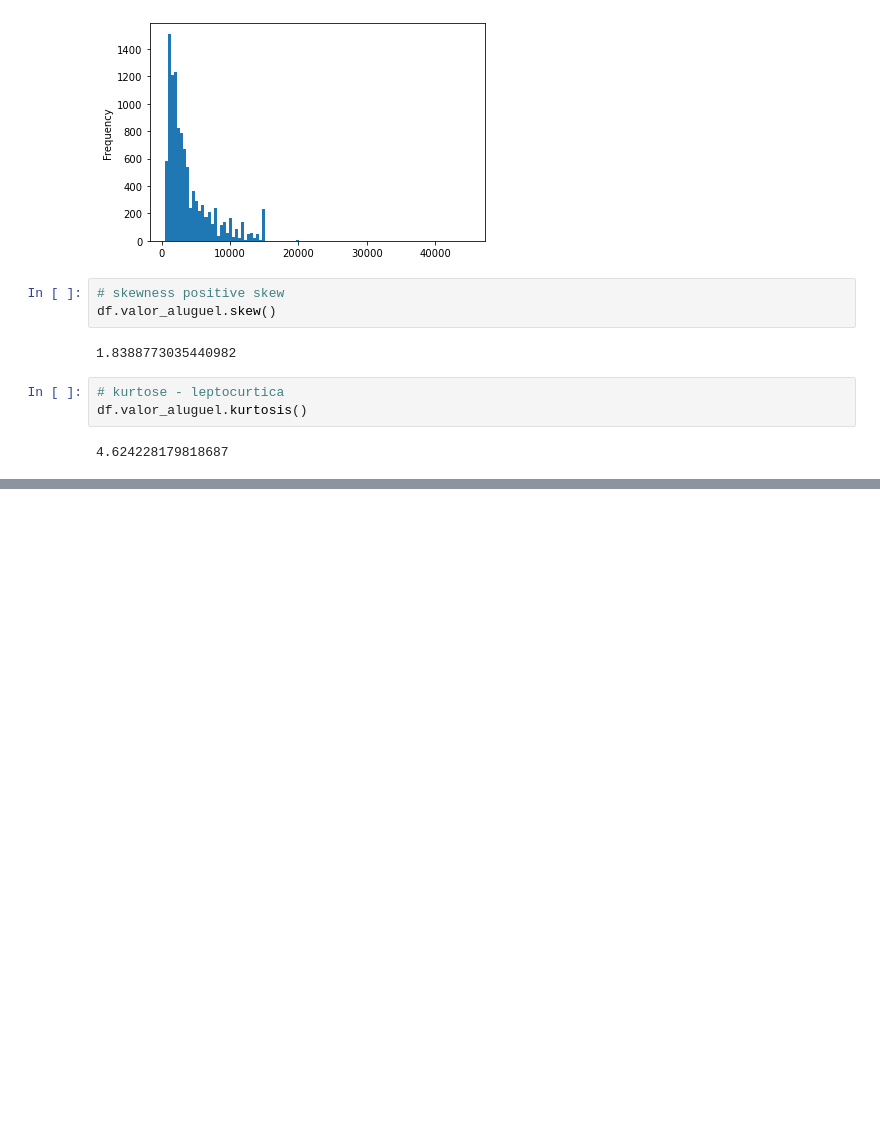
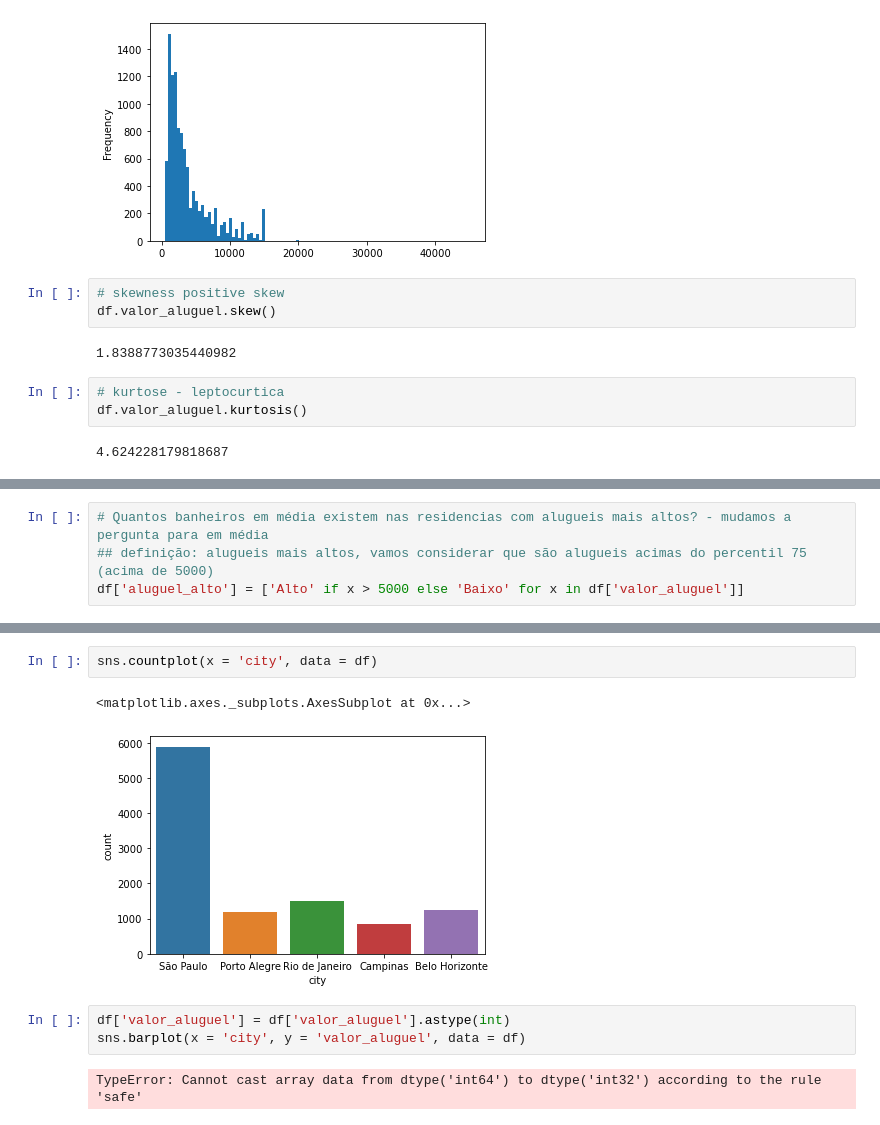
Before and after one commit to FabricioGalvani/Codenation-Data-Science, a Jupyter notebook: semana-03/aceleradev_semana3.ipynb, the cells around one changed output, grey strips where cells are left out. Cells and saved outputs as stored; diff of their text form; blank space fills up the shorter version.

```diff
--- a/semana-03/aceleradev_semana3.ipynb
+++ b/semana-03/aceleradev_semana3.ipynb
@@ -151,0 +185,4 @@ df.valor_aluguel.kurtosis()
+# %%
+# Quantos banheiros em média existem nas residencias com alugueis mais altos? - mudamos a pergunta para em média
+## definição: alugueis mais altos, vamos considerar que são alugueis acimas do percentil 75 (acima de 5000)
+df['aluguel_alto'] = ['Alto' if x > 5000 else 'Baixo' for x in df['valor_aluguel']]
@@ -151,0 +259,10 @@ df.valor_aluguel.kurtosis()
+# %%
+sns.countplot(x = 'city', data = df)
+# %% [output]
+<matplotlib.axes._subplots.AxesSubplot at 0x...>
+[figure, added]
+# %%
+df['valor_aluguel'] = df['valor_aluguel'].astype(int)
+sns.barplot(x = 'city', y = 'valor_aluguel', data = df)
+# %% [output]
+TypeError: Cannot cast array data from dtype('int64') to dtype('int32') according to the rule 'safe'
```
Also changed, not shown: parts of 14 cells of this notebook, 2 other files.
